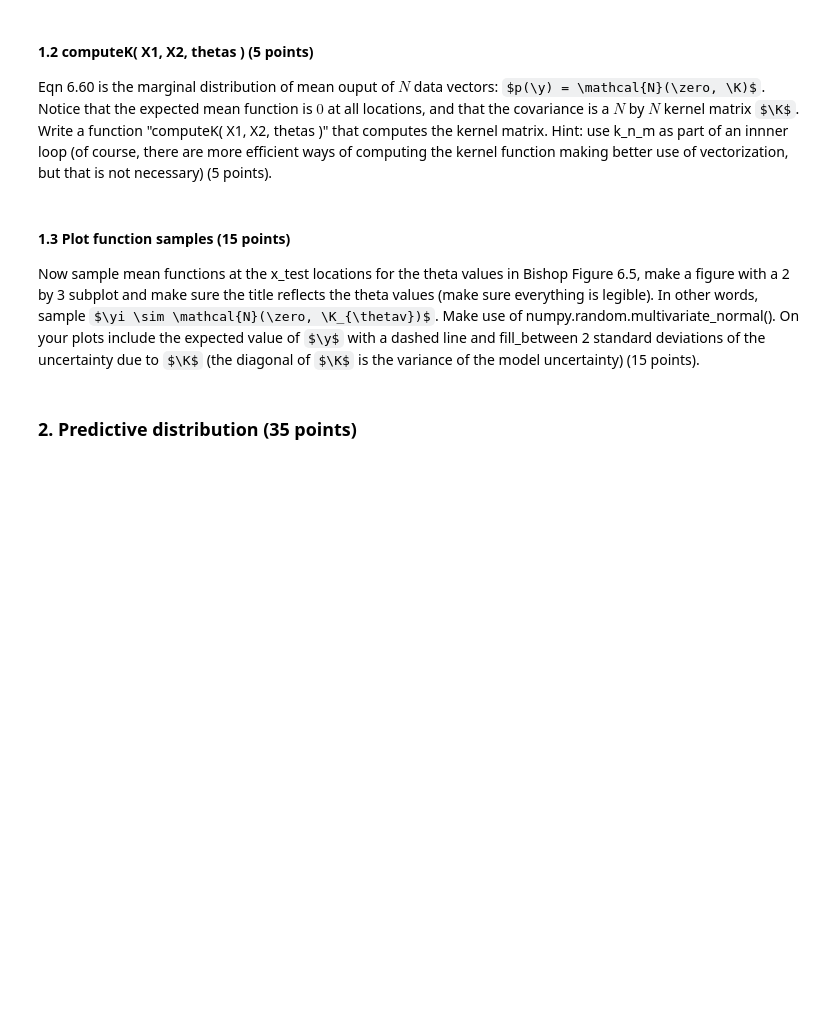
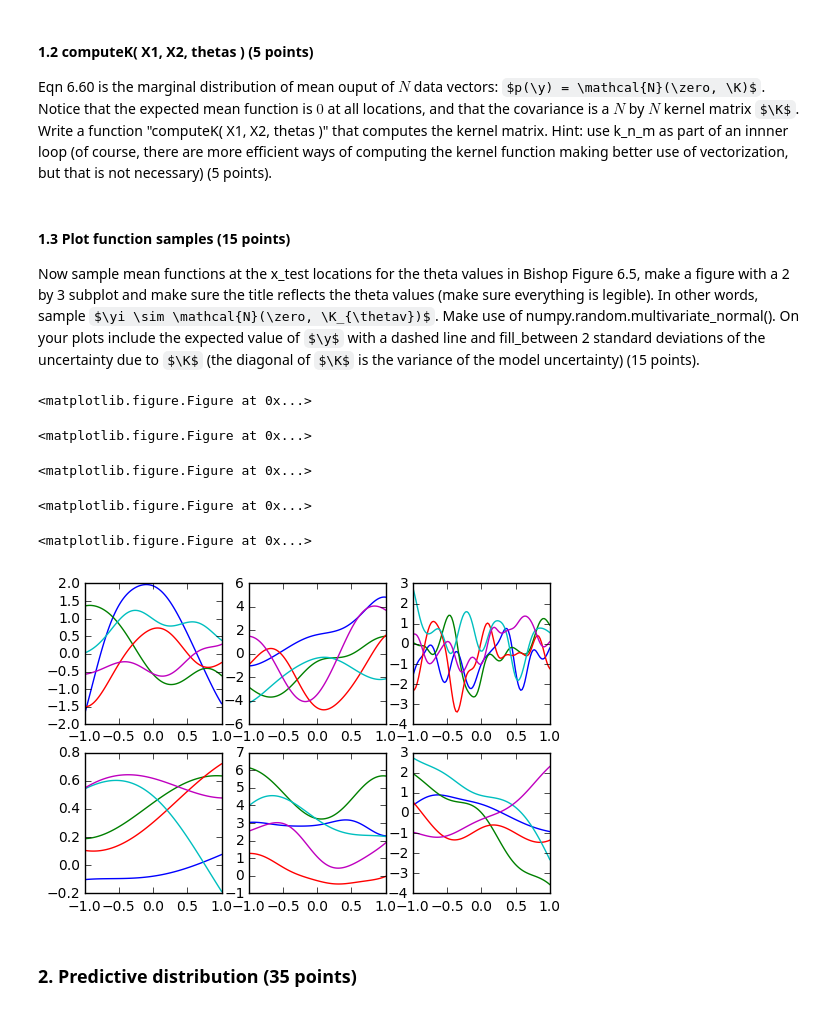
Before and after one commit to bogdanteleaga/ML1, a Jupyter notebook: lab3/lab3_Keijzer_Teleaga.ipynb, the cells around one changed output. Cells and saved outputs as stored; diff of their text form; code cells hidden in the pictures; some formulas as TeX source; blank space fills up the shorter version.

Commit message:
Made part 1 & 2. Only need fill & title for the plots.

```diff
--- a/lab3/lab3_Keijzer_Teleaga.ipynb
+++ b/lab3/lab3_Keijzer_Teleaga.ipynb
@@ -93,12 +93,46 @@ We will implement Gaussian process regression using the kernel function in Bisho
 
 #### 1.1 k_n_m( xn, xm, thetas ) (10 points)
 To start, implement function "k_n_m( xn, xm, thetas )" that takes scalars $\xn$ and $\xm$, and a vector of $4$ thetas, and computes the kernel function Bishop Eqn. 6.63 (10 points).
+# %%
+def k_n_m(xn,xm,thetas):
+    knm = thetas[0]*exp(-thetas[1]/2*(xn-xm)**2)+thetas[2]+thetas[3]*xn*xm
+    return knm
 # %% [markdown]
 #### 1.2 computeK( X1, X2, thetas ) (5 points)
 Eqn 6.60 is the marginal distribution of mean ouput of $N$ data vectors: $p(\y) = \mathcal{N}(\zero, \K)$.  Notice that the expected mean function is $0$ at all locations, and that the covariance is a $N$ by $N$ kernel matrix $\K$.  Write a function "computeK( X1, X2, thetas )" that computes the kernel matrix. Hint: use k_n_m as part of an innner loop (of course, there are more efficient ways of computing the kernel function making better use of vectorization, but that is not necessary) (5 points).
+# %%
+def computeK(X1,X2,thetas):
+    K = zeros((len(X1),len(X2)))
+    for n in range(len(X1)):
+        for m in range(len(X2)):
+            K[n,m] = k_n_m(X1[n],X2[m],thetas)
+    return K
 # %% [markdown]
 #### 1.3 Plot function samples (15 points)
 Now sample mean functions at the x_test locations for the theta values in Bishop Figure 6.5, make a figure with a 2 by 3 subplot and make sure the title reflects the theta values (make sure everything is legible).  In other words, sample $\yi \sim \mathcal{N}(\zero, \K_{\thetav})$.  Make use of numpy.random.multivariate_normal().  On your plots include the expected value of $\y$ with a dashed line and fill_between 2 standard deviations of the uncertainty due to $\K$ (the diagonal of $\K$ is the variance of the model uncertainty) (15 points).
+# %%
+thetas = array([[1,4,0,0],[9,4,0,0],[1,64,0,0],[1,0.25,0,0],[1,4,10,0],[1,4,0,5]])
+N_thetas = len(thetas[:,1])
+N_dist = 5
+t = zeros((N_dist,N_test,N_thetas))
+for i in range(N_thetas):
+    K = computeK(x_test,x_test,thetas[i,:])
+    #C = K + eye(N_test)*beta**-1
+    t[:,:,i] = numpy.random.multivariate_normal(zeros(N_test),K,N_dist)
+    figure()
+for j in range(N_thetas):
+    subplot(2,3,j+1)
+    for i in range(N_dist):
+        plot(x_test,t[i,:,j])
+        #ADD FILL between t + K[j,j] and t - K[j,j]
+        #ADD TITLES above plots giving the theta values
+# %% [output]
+<matplotlib.figure.Figure at 0x...>
+<matplotlib.figure.Figure at 0x...>
+<matplotlib.figure.Figure at 0x...>
+<matplotlib.figure.Figure at 0x...>
+<matplotlib.figure.Figure at 0x...>
+[figure, added]
 # %% [markdown]
 ### 2. Predictive distribution (35 points)
 # %% [markdown]
```
Also changed, not shown: parts of 5 cells of this notebook.
